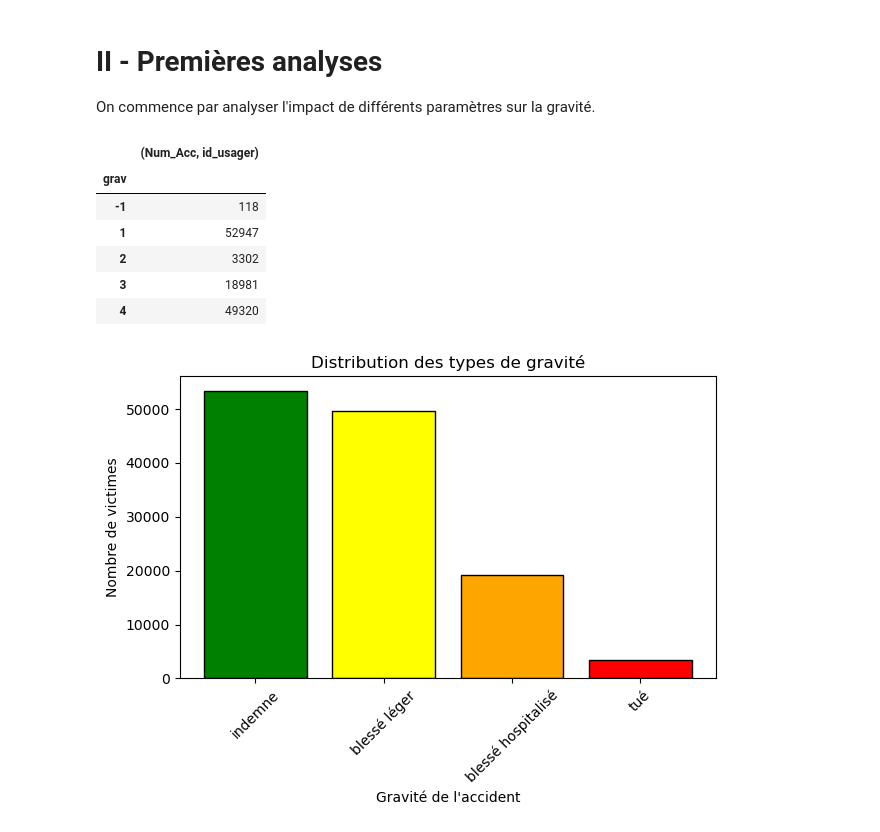
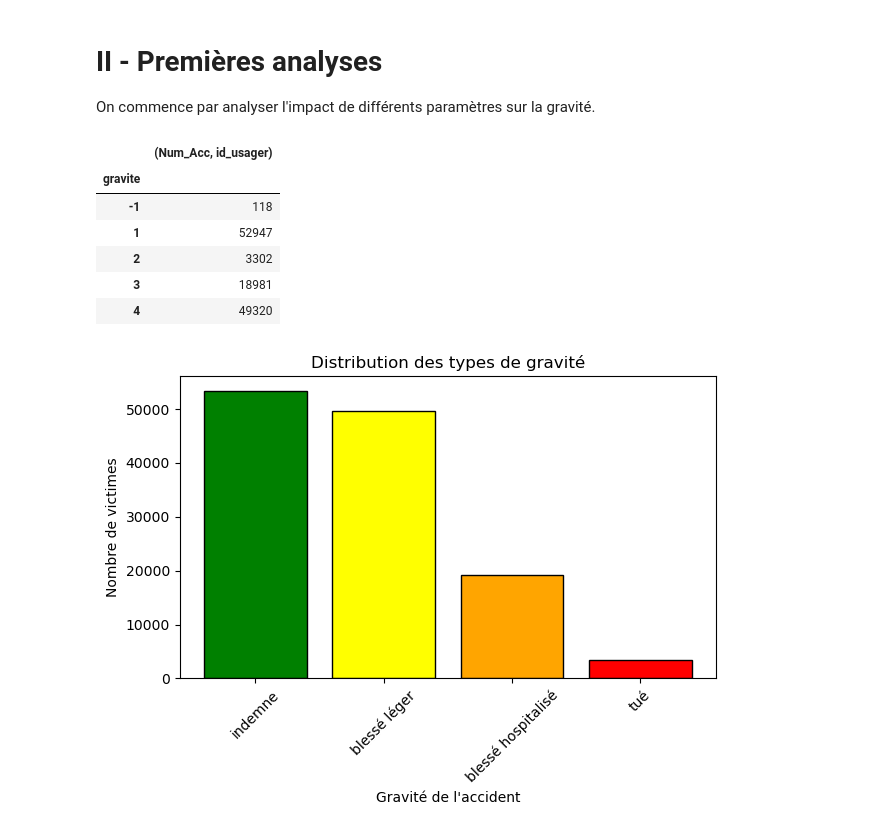
Before and after one commit to celineferbach/Projet-accidents-de-la-route, a Jupyter notebook: importation.ipynb, the cells around one changed output. Cells and saved outputs as stored; diff of their text form; code cells hidden in the pictures.

```diff
--- a/importation.ipynb
+++ b/importation.ipynb
@@ -128,6 +132,7 @@ dataset_id = "987227fb-dcb2-429e-96af-8979f97c9c84"
 fichier_csv = "departements-region.csv"
 
 df_region_dep = recuperer_donnees(dataset_id,fichier_csv,',')
+df_region_dep = df_region_dep.rename(columns = {'num_dep' : 'dep'})
 df_region_dep.head()
 # %% [output]
 Le fichier a été téléchargé avec succès.
@@ -249,6 +261,7 @@ Transformation des types des variables
 # %%
 df_usagers['id_usager']=df_usagers['id_usager'].str.replace('\xa0', '').astype(int)
 df_usagers['id_vehicule']=df_usagers['id_vehicule'].str.replace('\xa0', '').astype(int)
+df_vehicules['id_vehicule']=df_vehicules['id_vehicule'].str.replace('\xa0', '').astype(int)
 df_usagers['num_veh']=df_usagers['num_veh'].astype(str)
 # %% [markdown]
 On ne garde que les données qui nous intéressent :
@@ -357,17 +372,17 @@ On commence par analyser l'impact de différents paramètres sur la gravité.
 # %%
 df["(Num_Acc, id_usager)"] = list(zip(df["Num_Acc"], df["id_usager"]))
 df = df[~df[["(Num_Acc, id_usager)"]].duplicated()]  #on supprime les doublons de (Num_Acc, id_usager)
                                                     # ces doublons existent par exemple lorsqu'un accident
                                                     # se produit à une intersection entre plusieurs voies
 df.head(10)
 
-df_grav = df.groupby("grav").agg({"(Num_Acc, id_usager)": "nunique"})  #on compte toutes les victimes
+df_grav = df.groupby("gravite").agg({"(Num_Acc, id_usager)": "nunique"})  #on compte toutes les victimes
                                                                         #en fonction de la gravité de leurs
                                                                         #blessures
 df_grav
 # %% [output]
 |  | (Num_Acc, id_usager) |
-| grav |  |
+| gravite |  |
 | -1 | 118 |
 | 1 | 52947 |
 | 2 | 3302 |
```
Also changed, not shown: parts of 14 cells of this notebook.
